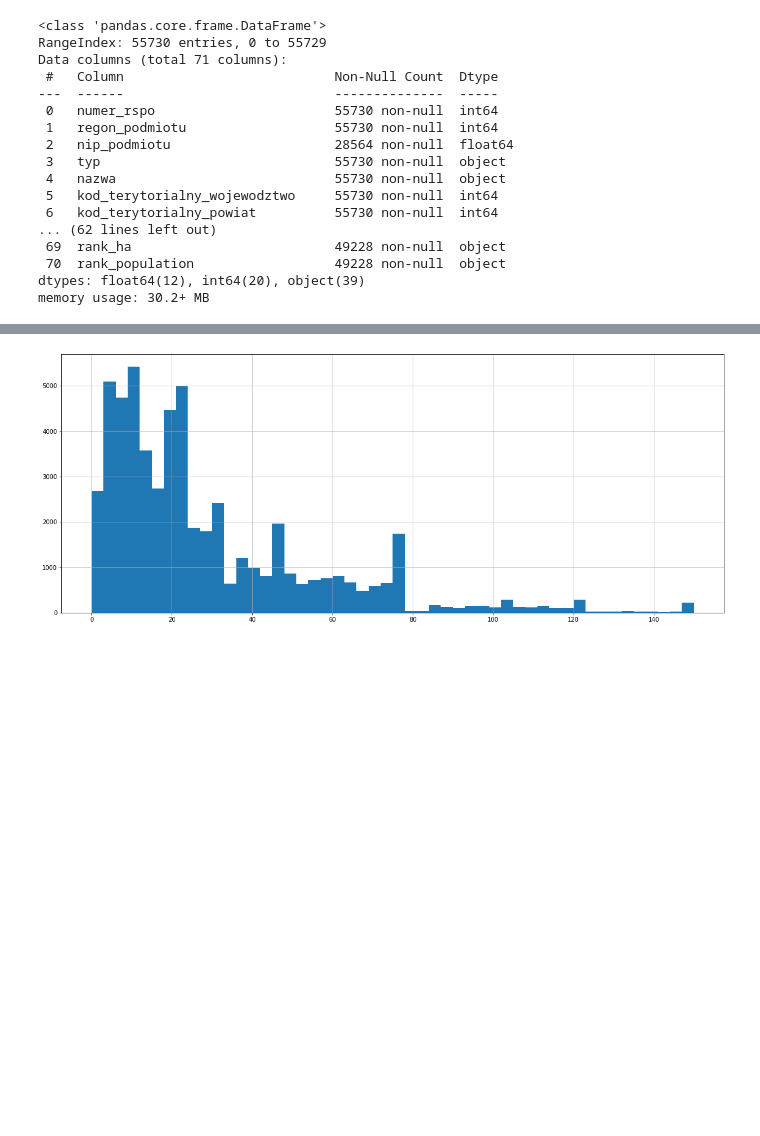
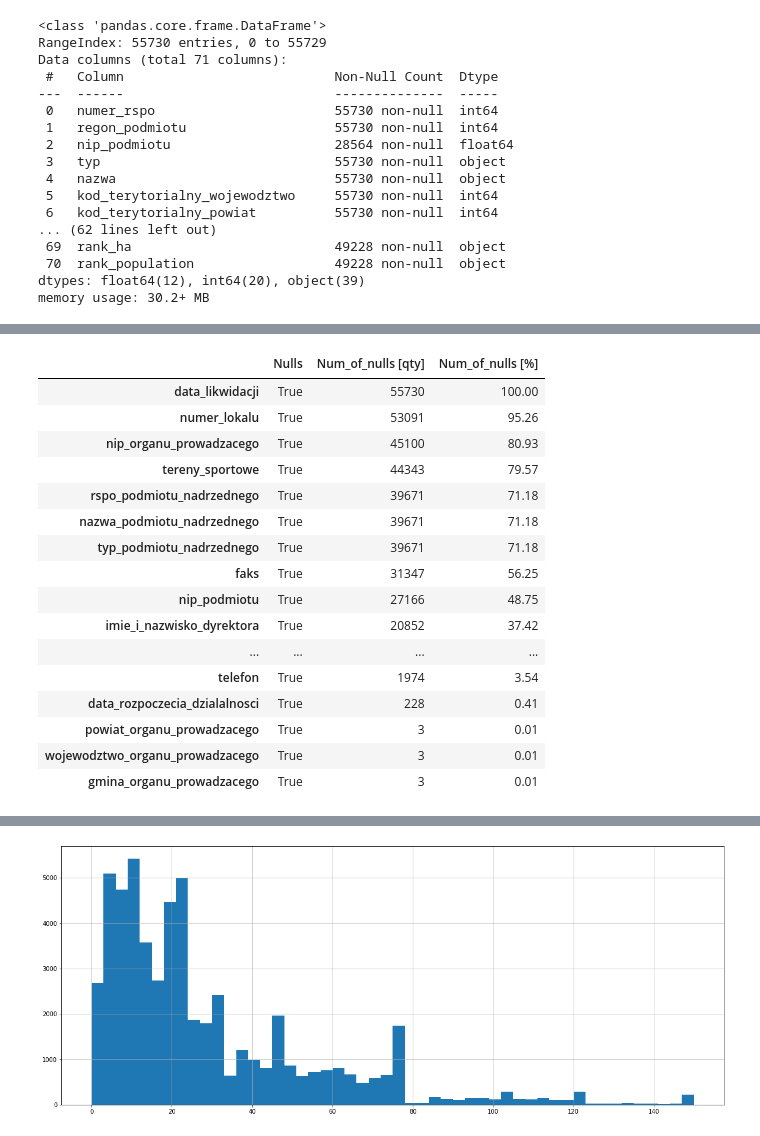
Before and after one commit to DataWorkshop-Foundation/way-to-school, a Jupyter notebook: notebooks/EDA.ipynb, the cells around one changed output, grey strips where cells are left out. Saved outputs shown, nothing was run; the diff lists cells and outputs as text; code cells hidden in the pictures; blank space fills up the shorter version.

```diff
--- a/notebooks/EDA.ipynb
+++ b/notebooks/EDA.ipynb
@@ -28,0 +140,24 @@ memory usage: 30.2+ MB
+# %%
+nulls_summary = pd.DataFrame(df.isnull().any(), columns=['Nulls'])
+nulls_summary['Num_of_nulls [qty]'] = pd.DataFrame(df.isnull().sum())
+nulls_summary['Num_of_nulls [%]'] = round((df.isnull().mean()*100),2)
+nulls_summary = nulls_summary[nulls_summary['Nulls']]
+nulls_summary.sort_values('Num_of_nulls [%]', ascending=False)
+# %% [output]
+|  | Nulls | Num_of_nulls [qty] | Num_of_nulls [%] |
+| data_likwidacji | True | 55730 | 100.00 |
+| numer_lokalu | True | 53091 | 95.26 |
+| nip_organu_prowadzacego | True | 45100 | 80.93 |
+| tereny_sportowe | True | 44343 | 79.57 |
+| rspo_podmiotu_nadrzednego | True | 39671 | 71.18 |
+| nazwa_podmiotu_nadrzednego | True | 39671 | 71.18 |
+| typ_podmiotu_nadrzednego | True | 39671 | 71.18 |
+| faks | True | 31347 | 56.25 |
+| nip_podmiotu | True | 27166 | 48.75 |
+| imie_i_nazwisko_dyrektora | True | 20852 | 37.42 |
+| ... | ... | ... | ... |
+| telefon | True | 1974 | 3.54 |
+| data_rozpoczecia_dzialalnosci | True | 228 | 0.41 |
+| powiat_organu_prowadzacego | True | 3 | 0.01 |
+| wojewodztwo_organu_prowadzacego | True | 3 | 0.01 |
+| gmina_organu_prowadzacego | True | 3 | 0.01 |
```
Also changed, not shown: parts of 49 cells of this notebook, 2 other files.
